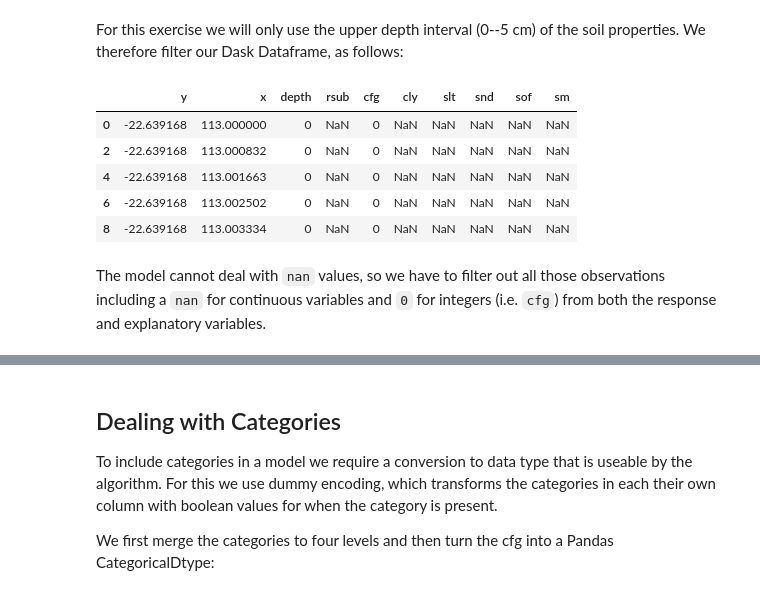
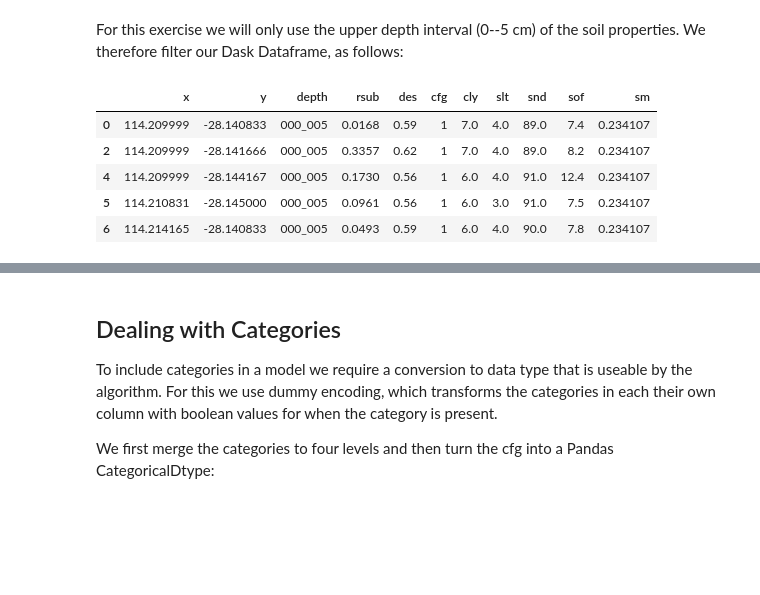
Before and after one commit to MartinSchobben/big_eo_models, a Jupyter notebook: 01_multiple-regression.ipynb, the cells around one changed output, grey strips where cells are left out. Cells and saved outputs as stored; diff of their text form; code cells hidden in the pictures; blank space fills up the shorter version.

```diff
--- a/01_multiple-regression.ipynb
+++ b/01_multiple-regression.ipynb
@@ -40,6 +40,6 @@ The data is derived from a strip along the 21 southern latitude (close to tropic
 
 This data has already been collected in a Parquet data structure and can be lazily loaded, like so:
 # %%
-soil_df = dd.read_parquet("data/S1_ERA5L_CRRL/CRRL-SIG0-ERA5L/V1M0R1/EQUI7_OC020M/")
-soil_df["rsub"].min(skipna=True).compute()
+soil_df = dd.read_parquet("/data/S1_ERA5L_SLGA")
+soil_df
 # %% [output]
@@ -185,14 +171,12 @@ RES_VARIABLE = "rsub"
 # %% [markdown]
 For this exercise we will only use the upper depth interval  (0--5 cm) of the soil properties. We therefore filter our Dask Dataframe, as follows:
 # %%
-soil_df = soil_df[soil_df.depth == 0]
+soil_df = soil_df[soil_df.depth == "000_005"]
 soil_df.head()
 # %% [output]
-|  | y | x | depth | rsub | cfg | cly | slt | snd | sof | sm |
-| 0 | -22.639168 | 113.000000 | 0 | NaN | 0 | NaN | NaN | NaN | NaN | NaN |
-| 2 | -22.639168 | 113.000832 | 0 | NaN | 0 | NaN | NaN | NaN | NaN | NaN |
-| 4 | -22.639168 | 113.001663 | 0 | NaN | 0 | NaN | NaN | NaN | NaN | NaN |
-| 6 | -22.639168 | 113.002502 | 0 | NaN | 0 | NaN | NaN | NaN | NaN | NaN |
-| 8 | -22.639168 | 113.003334 | 0 | NaN | 0 | NaN | NaN | NaN | NaN | NaN |
+|  | x | y | depth | rsub | des | cfg | cly | slt | snd | sof | sm |
+| 0 | 114.209999 | -28.140833 | 000_005 | 0.0168 | 0.59 | 1 | 7.0 | 4.0 | 89.0 | 7.4 | 0.234107 |
+| 2 | 114.209999 | -28.141666 | 000_005 | 0.3357 | 0.62 | 1 | 7.0 | 4.0 | 89.0 | 8.2 | 0.234107 |
+| 4 | 114.209999 | -28.144167 | 000_005 | 0.1730 | 0.56 | 1 | 6.0 | 4.0 | 91.0 | 12.4 | 0.234107 |
+| 5 | 114.210831 | -28.145000 | 000_005 | 0.0961 | 0.56 | 1 | 6.0 | 3.0 | 91.0 | 7.5 | 0.234107 |
+| 6 | 114.214165 | -28.140833 | 000_005 | 0.0493 | 0.59 | 1 | 6.0 | 4.0 | 90.0 | 7.8 | 0.234107 |
-# %% [markdown]
-The model cannot deal with `nan` values, so we have to filter out all those observations including a `nan` for continuous variables and `0` for integers (i.e. `cfg`) from both the response and explanatory variables.
```
Also changed, not shown: parts of 25 cells of this notebook.
